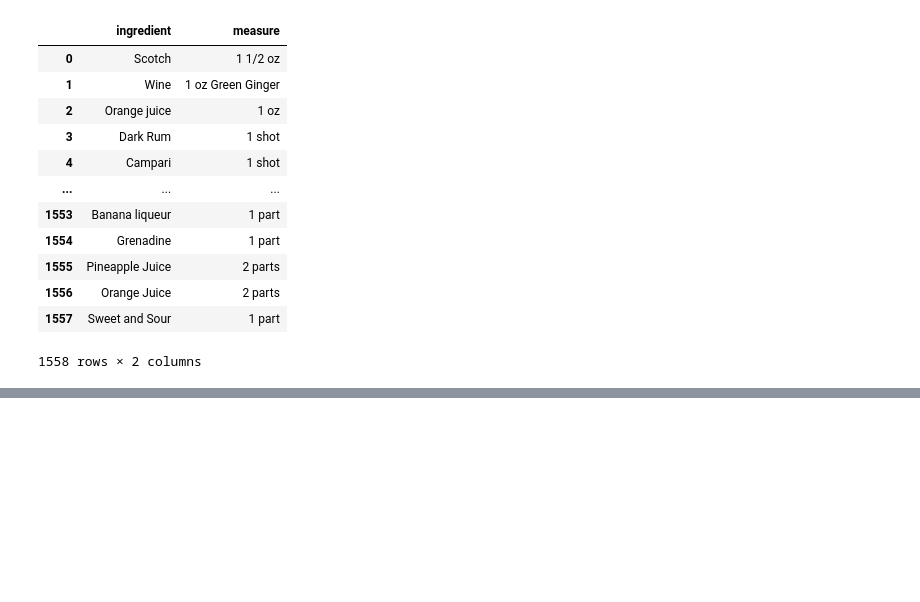
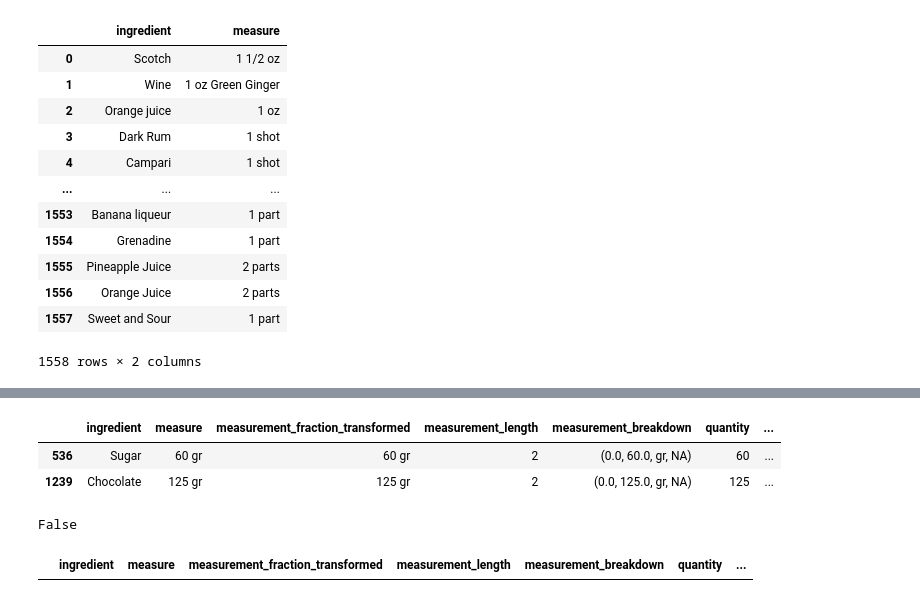
Before and after one commit to praveengadiyaram369/cocktail_case_study, a Jupyter notebook: ingredients_analysis.ipynb, the cells around one changed output, grey strips where cells are left out. Cells and saved outputs as stored; diff of their text form; code cells hidden in the pictures; blank space fills up the shorter version.

```diff
--- a/ingredients_analysis.ipynb
+++ b/ingredients_analysis.ipynb
@@ -180,0 +361,15 @@ ingredients_df[ingredients_df['ingredient'] == 'Sambuca']
+# %%
+#ingredients_df[ingredients_df['unit'] == 'small']
+ingredients_df[ingredients_df['unit'] == 'gr']
+# %% [output]
+|  | ingredient | measure | measurement_fraction_transformed | measurement_length | measurement_breakdown | quantity | ... |
+| 536 | Sugar | 60 gr | 60 gr | 2 | (0.0, 60.0, gr, NA) | 60 | ... |
+| 1239 | Chocolate | 125 gr | 125 gr | 2 | (0.0, 125.0, gr, NA) | 125 | ... |
+# %%
+check_digit('8w10')
+# %% [output]
+False
+# %%
+ingredients_df[ingredients_df['min_quantity'] == '8-10']
+# %% [output]
+|  | ingredient | measure | measurement_fraction_transformed | measurement_length | measurement_breakdown | quantity | ... |
```
Also changed, not shown: parts of 29 cells of this notebook, 12 other files.
